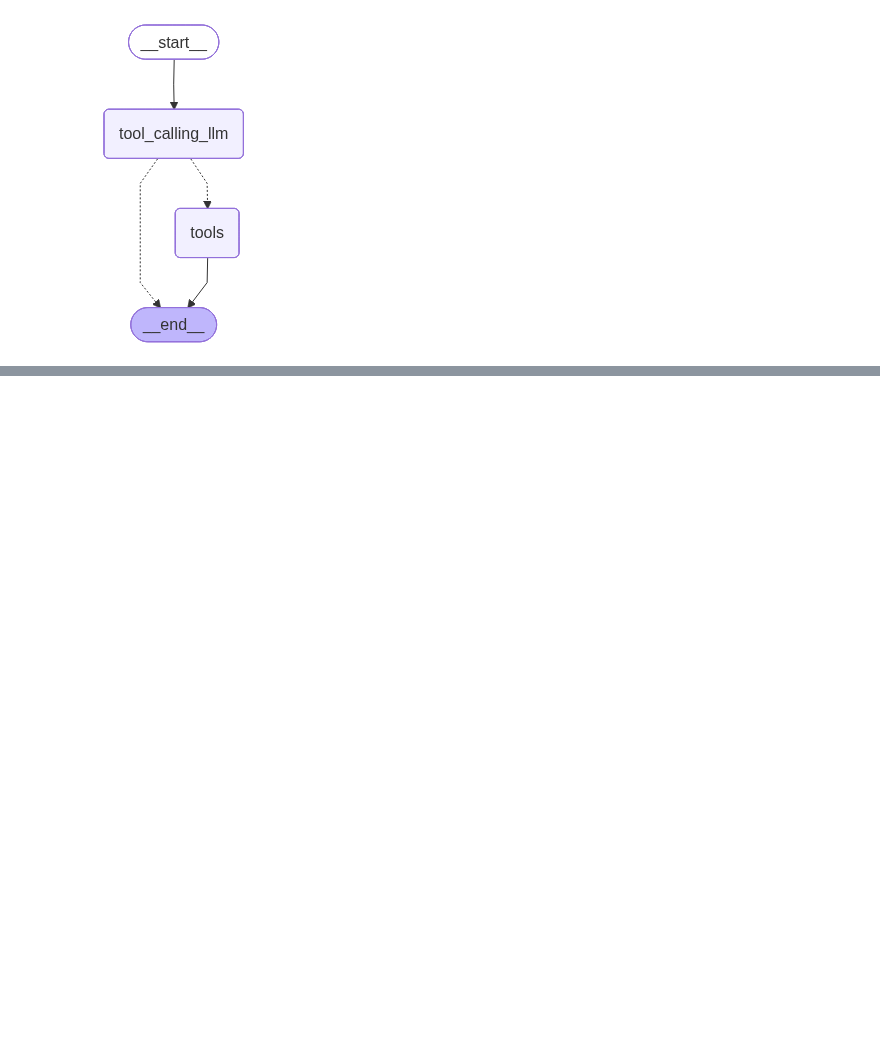
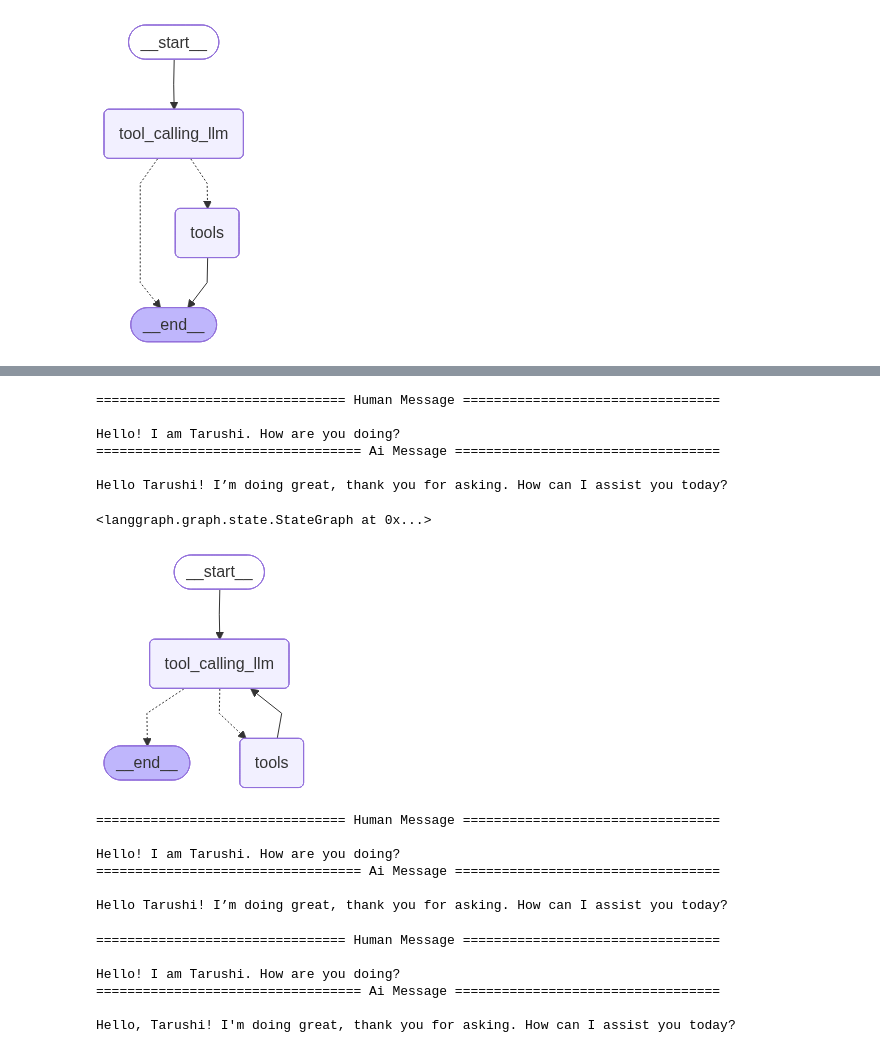
Before and after one commit to Tarushiiiii/agentic-ai, a Jupyter notebook: ChatBot/chatbotTools.ipynb, the cells around one changed output, grey strips where cells are left out. Drawn from its saved outputs; the diff is of its cells as text; code cells hidden in the pictures; blank space fills up the shorter version.

```diff
--- a/ChatBot/chatbotTools.ipynb
+++ b/ChatBot/chatbotTools.ipynb
@@ -149,3 +149,62 @@ Published: 2023-08-02
 Title: Attention Is All You Need
 Authors: Ashish Vaswani, Noam Shazeer, Niki Parmar, Jakob Uszkoreit, Llion Jones, Aidan N. Gomez, Lukasz Kaiser, Illia Polosukhin
 Summary: The dominant sequence transduction models are based on complex recurrent or convolutional neural networks in an encoder-decoder configuration. The best performing models also connect the enco ...
+# %%
+messages = graph.invoke({"messages": "Hello! I am Tarushi. How are you doing?"})
+for m in messages['messages']:
+    m.pretty_print()
+# %% [output]
+================================ Human Message =================================
+
+Hello! I am Tarushi. How are you doing?
+================================== Ai Message ==================================
+
+Hello Tarushi! I’m doing great, thank you for asking. How can I assist you today?
+# %%
+### Node definition
+
+def tool_calling_llm(state: State):
+    return {"messages": [llm_with_tools.invoke(state["messages"])]}
+
+# Build graph
+builder = StateGraph(State)
+builder.add_node("tool_calling_llm", tool_calling_llm)
+builder.add_node("tools", ToolNode(tools))
+
+# Edges
+builder.add_edge(START, "tool_calling_llm")
+builder.add_conditional_edges(
+    "tool_calling_llm",
+    tools_condition,
+)
+builder.add_edge("tools", "tool_calling_llm")
+# %% [output]
+<langgraph.graph.state.StateGraph at 0x...>
+# %%
+graph = builder.compile()
+
+display(Image(graph.get_graph().draw_mermaid_png()))
+# %% [output]
+[figure, added]
+# %%
+messages = graph.invoke({"messages": "Hello! I am Tarushi. How are you doing?"})
+for m in messages['messages']:
+    m.pretty_print()
+# %% [output]
+================================ Human Message =================================
+
+Hello! I am Tarushi. How are you doing?
+================================== Ai Message ==================================
+
+Hello Tarushi! I’m doing great, thank you for asking. How can I assist you today?
+# %%
+messages = graph.invoke({"messages": "Hello! I am Tarushi. How are you doing?"})
+for m in messages['messages']:
+    m.pretty_print()
+# %% [output]
+================================ Human Message =================================
+
+Hello! I am Tarushi. How are you doing?
+================================== Ai Message ==================================
+
+Hello, Tarushi! I'm doing great, thank you for asking. How can I assist you today?
```
Also changed, not shown: parts of 4 cells of this notebook.
